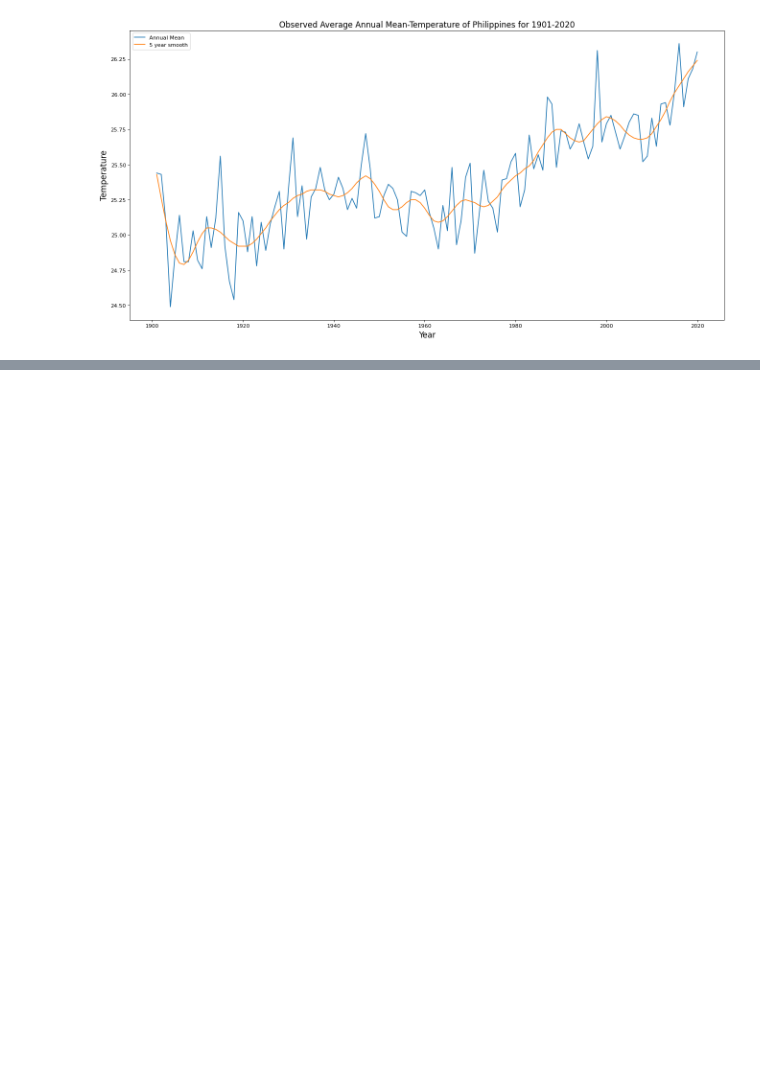
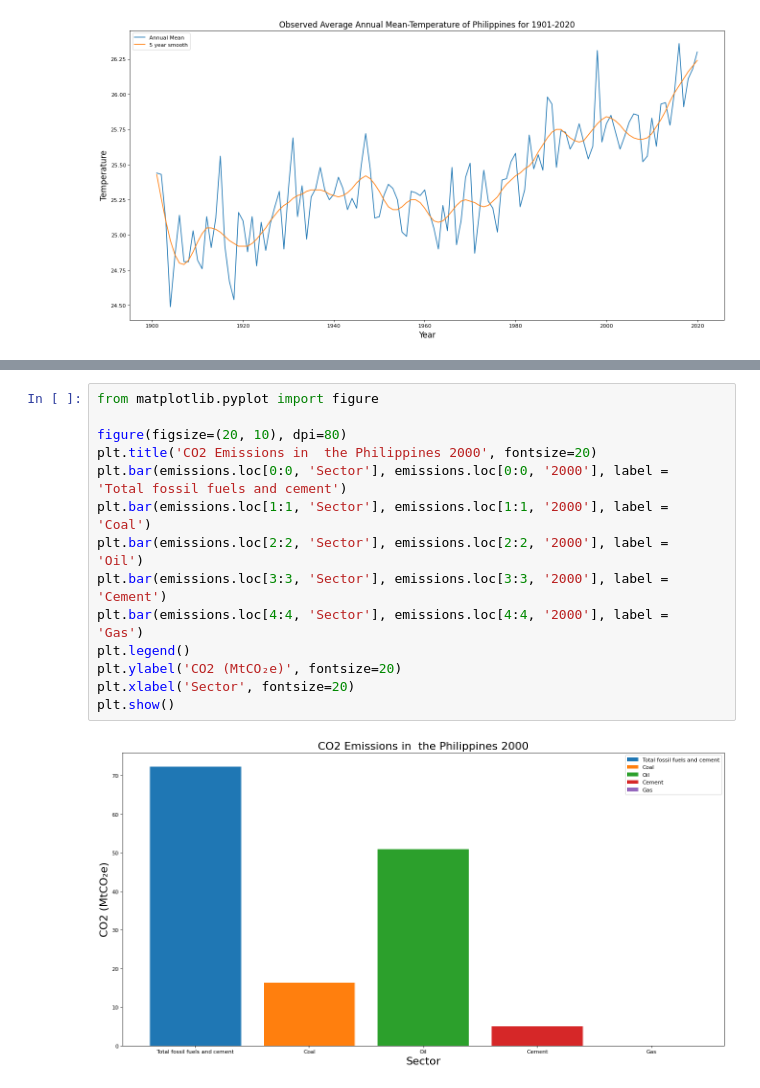
Before and after one commit to edbertocampo/Analytics-Techniques-and-Tools-Proposal-, a Jupyter notebook: Climate_Change_in_the_Philippines_through_the_Years.ipynb, the cells around one changed output, grey strips where cells are left out. Drawn from its saved outputs; the diff is of its cells as text; blank space fills up the shorter version.

```diff
--- a/Climate_Change_in_the_Philippines_through_the_Years.ipynb
+++ b/Climate_Change_in_the_Philippines_through_the_Years.ipynb
@@ -288,0 +316,16 @@ plt.show()
+# %%
+from matplotlib.pyplot import figure
+
+figure(figsize=(20, 10), dpi=80)
+plt.title('CO2 Emissions in  the Philippines 2000', fontsize=20)
+plt.bar(emissions.loc[0:0, 'Sector'], emissions.loc[0:0, '2000'], label =  'Total fossil fuels and cement')
+plt.bar(emissions.loc[1:1, 'Sector'], emissions.loc[1:1, '2000'], label =  'Coal')
+plt.bar(emissions.loc[2:2, 'Sector'], emissions.loc[2:2, '2000'], label =  'Oil')
+plt.bar(emissions.loc[3:3, 'Sector'], emissions.loc[3:3, '2000'], label =  'Cement')
+plt.bar(emissions.loc[4:4, 'Sector'], emissions.loc[4:4, '2000'], label =  'Gas')
+plt.legend()
+plt.ylabel('CO2 (MtCO₂e)', fontsize=20)
+plt.xlabel('Sector', fontsize=20)
+plt.show()
+# %% [output]
+[figure, added]
```
Also changed, not shown: parts of 8 cells of this notebook.
